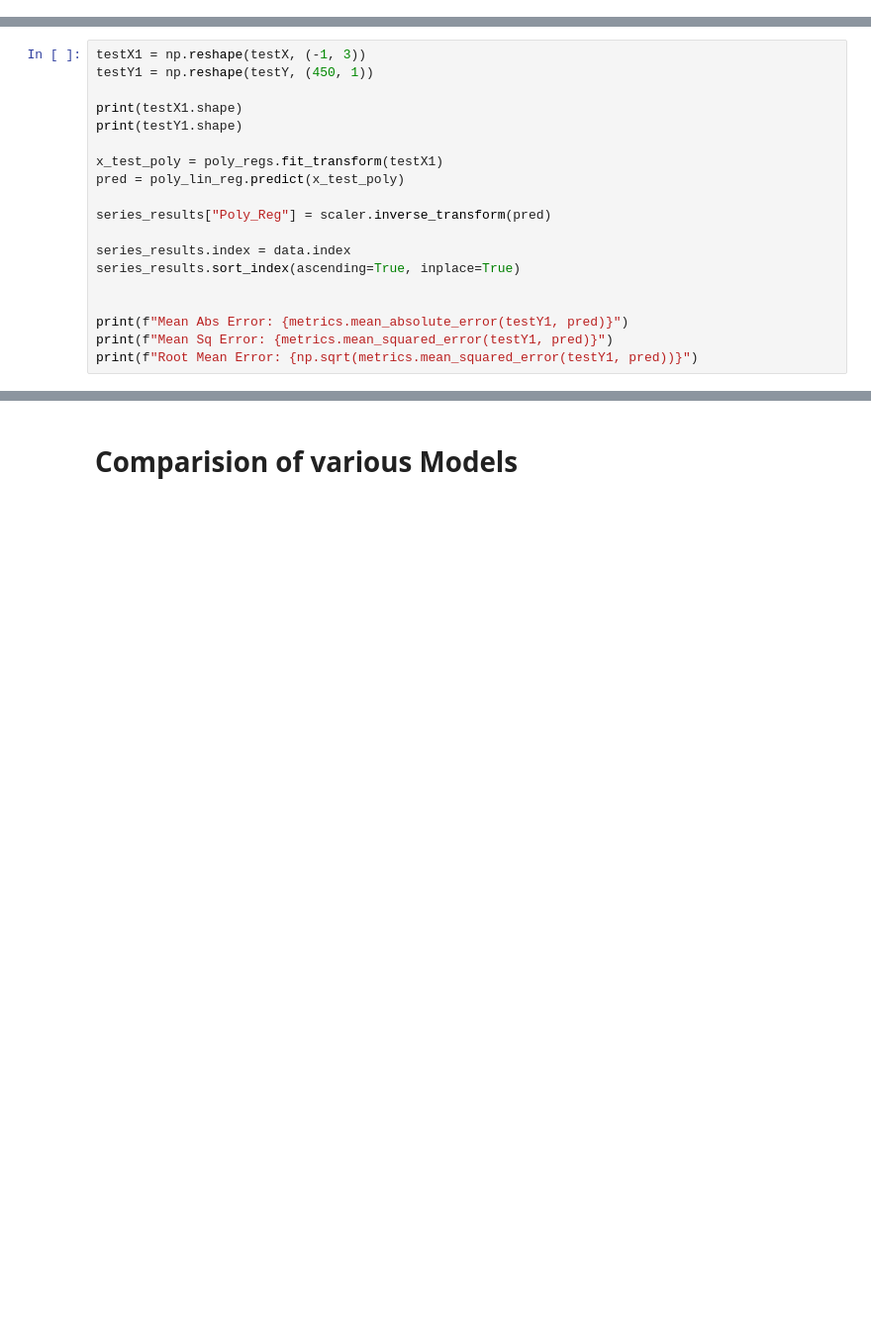
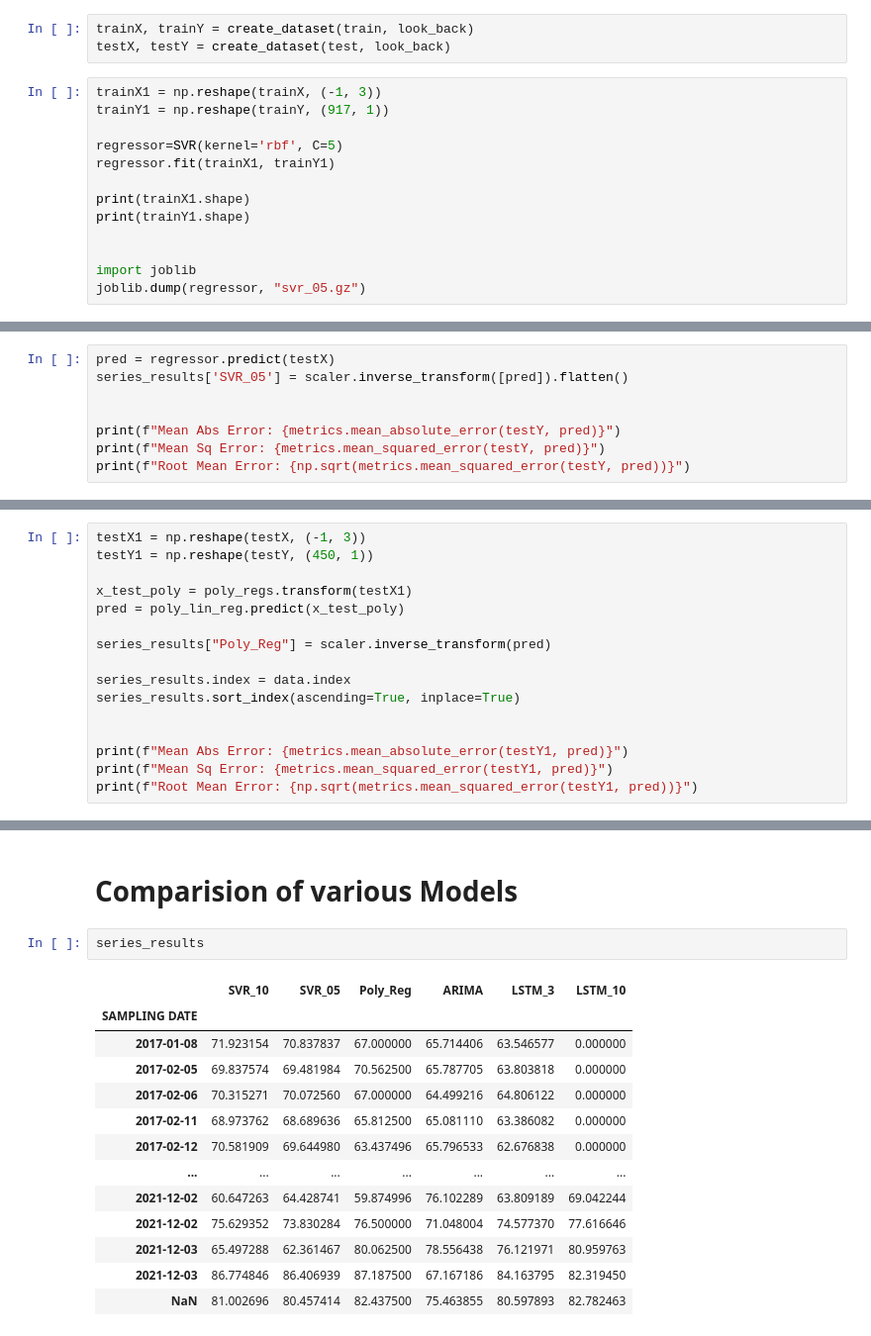
Before and after one commit to mrtejas99/air-quality-prediction, a Jupyter notebook: Model_train.ipynb, the cells around one changed output, grey strips where cells are left out. Shown at 99% size. Cells and saved outputs as stored; diff of their text form; blank space fills up the shorter version.

```diff
--- a/Model_train.ipynb
+++ b/Model_train.ipynb
@@ -134,0 +164,16 @@ Avg. RMSE=  3.502055217680634
+# %%
+trainX, trainY = create_dataset(train, look_back)
+testX, testY = create_dataset(test, look_back)
+# %%
+trainX1 = np.reshape(trainX, (-1, 3))
+trainY1 = np.reshape(trainY, (917, 1))
+
+regressor=SVR(kernel='rbf', C=5)
+regressor.fit(trainX1, trainY1)
+
+print(trainX1.shape)
+print(trainY1.shape)
+
+
+import joblib
+joblib.dump(regressor, "svr_05.gz")
@@ -134,0 +185,8 @@ Avg. RMSE=  3.502055217680634
+# %%
+pred = regressor.predict(testX)
+series_results['SVR_05'] = scaler.inverse_transform([pred]).flatten()
+
+
+print(f"Mean Abs Error: {metrics.mean_absolute_error(testY, pred)}")
+print(f"Mean Sq Error: {metrics.mean_squared_error(testY, pred)}")
+print(f"Root Mean Error: {np.sqrt(metrics.mean_squared_error(testY, pred))}")
@@ -181,10 +281,7 @@ joblib.dump(poly_lin_reg, "poly_reg.gz")
 testX1 = np.reshape(testX, (-1, 3))
 testY1 = np.reshape(testY, (450, 1))
 
-print(testX1.shape)
-print(testY1.shape)
-
-x_test_poly = poly_regs.fit_transform(testX1)
+x_test_poly = poly_regs.transform(testX1)
 pred = poly_lin_reg.predict(x_test_poly)
 
 series_results["Poly_Reg"] = scaler.inverse_transform(pred)
@@ -487,2 +626,18 @@ fig.show()
 # %% [markdown]
 # Comparision of various Models
+# %%
+series_results
+# %% [output]
+|  | SVR_10 | SVR_05 | Poly_Reg | ARIMA | LSTM_3 | LSTM_10 |
+| SAMPLING DATE |  |  |  |  |  |  |
+| 2017-01-08 | 71.923154 | 70.837837 | 67.000000 | 65.714406 | 63.546577 | 0.000000 |
+| 2017-02-05 | 69.837574 | 69.481984 | 70.562500 | 65.787705 | 63.803818 | 0.000000 |
+| 2017-02-06 | 70.315271 | 70.072560 | 67.000000 | 64.499216 | 64.806122 | 0.000000 |
+| 2017-02-11 | 68.973762 | 68.689636 | 65.812500 | 65.081110 | 63.386082 | 0.000000 |
+| 2017-02-12 | 70.581909 | 69.644980 | 63.437496 | 65.796533 | 62.676838 | 0.000000 |
+| ... | ... | ... | ... | ... | ... | ... |
+| 2021-12-02 | 60.647263 | 64.428741 | 59.874996 | 76.102289 | 63.809189 | 69.042244 |
+| 2021-12-02 | 75.629352 | 73.830284 | 76.500000 | 71.048004 | 74.577370 | 77.616646 |
+| 2021-12-03 | 65.497288 | 62.361467 | 80.062500 | 78.556438 | 76.121971 | 80.959763 |
+| 2021-12-03 | 86.774846 | 86.406939 | 87.187500 | 67.167186 | 84.163795 | 82.319450 |
+| NaN | 81.002696 | 80.457414 | 82.437500 | 75.463855 | 80.597893 | 82.782463 |
```
Also changed, not shown: parts of 28 cells of this notebook, 8 other files.
